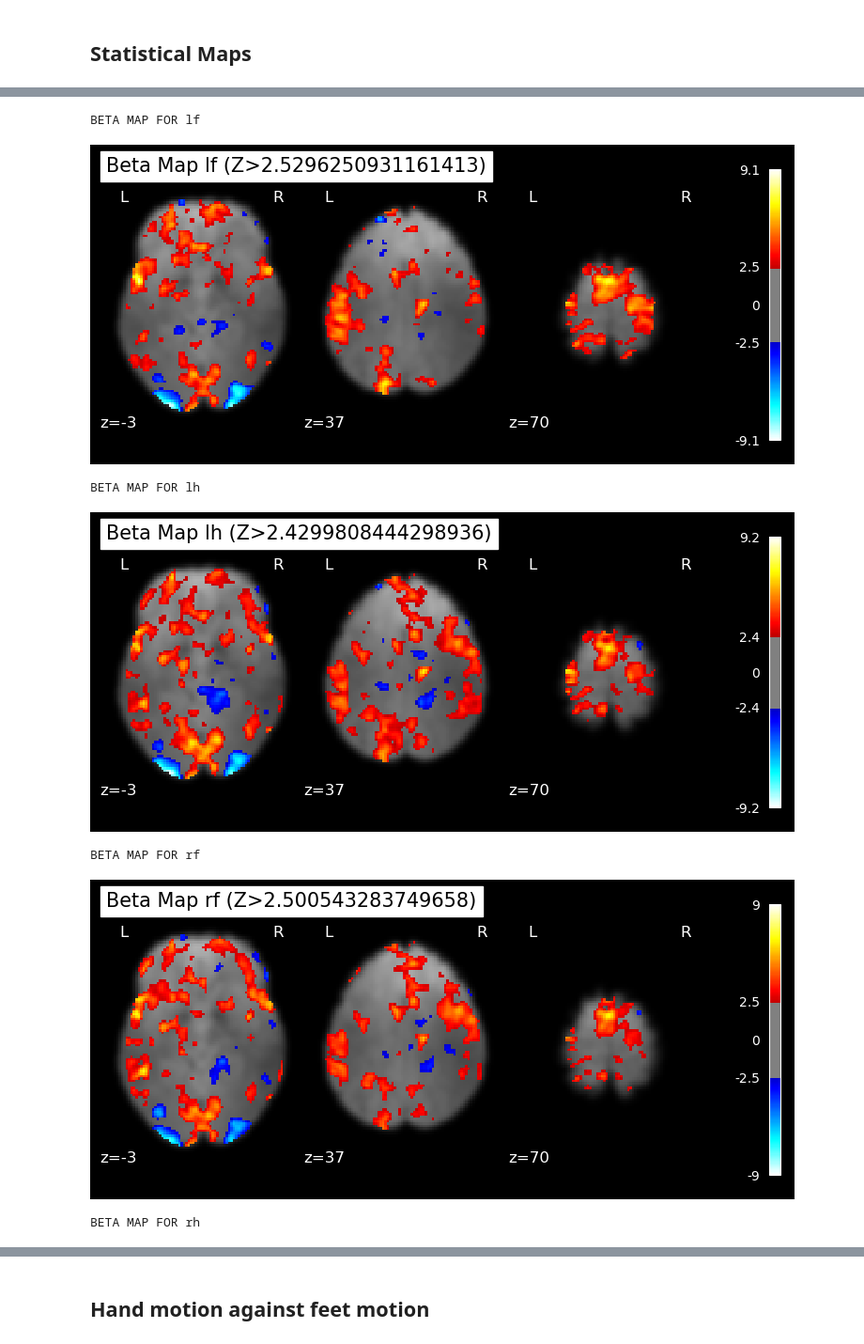
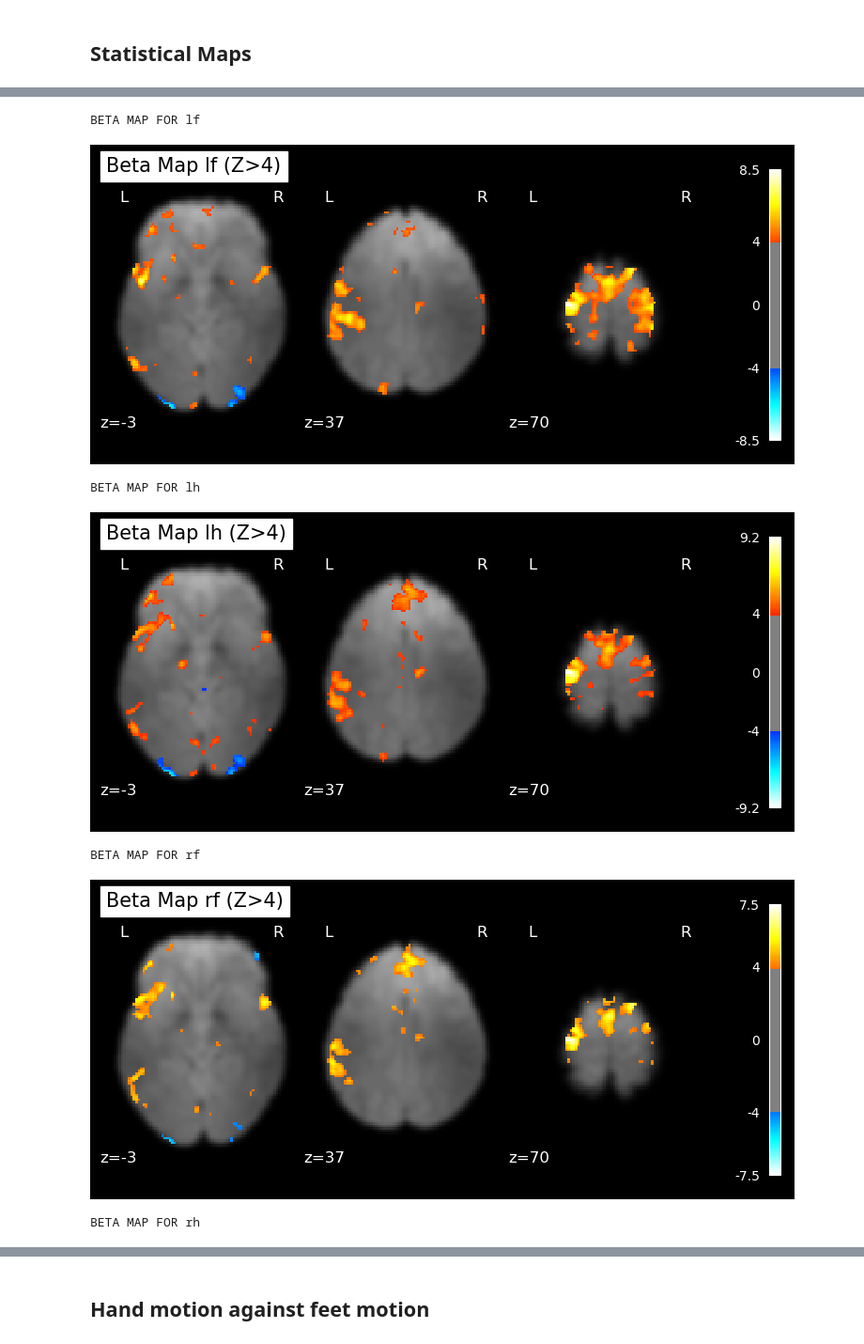
Before and after one commit to bintaDouk/NSSP-Mini-Project-1, a Jupyter notebook: Mini-Project1.ipynb, the cells around one changed output, grey strips where cells are left out. Shown: that part at 94% size. Cells and saved outputs as stored; diff of their text form; code cells hidden in the pictures.

```diff
--- a/Mini-Project1.ipynb
+++ b/Mini-Project1.ipynb
@@ -556,7 +604,7 @@ fit_glm = FirstLevelModel(t_r=0.72,
                            high_pass=0.01)
 
 
-fit_glm.fit(fmri_img, design_matrices=[design_mat])
+fit_glm.fit(fmri_img, design_matrices=[design_matrix])
 # %% [output]
 FirstLevelModel(drift_model='none', hrf_model='spm', t_r=0.72)
 # %% [markdown]
@@ -566,16 +614,16 @@ fit_glm = FirstLevelModel(t_r=0.72, drift_model='None',noise_model='ar1',
     standardize=False,
     hrf_model='spm',
     high_pass=.01)
-fit_glm.fit(fmri_img, design_matrices=[design_mat])
+fit_glm.fit(fmri_img, design_matrices=[design_matrix])
 
 conditions = {
-    'cue': np.array([1, 0, 0, 0, 0, 0, 0, 0, 0, 0, 0, 0, 0, 0, 0, 0]),
-    'fixation': np.array([0, 1, 0, 0, 0, 0, 0, 0, 0, 0, 0, 0, 0, 0, 0, 0]),
-    'lf': np.array([0, 0, 1, 0, 0, 0, 0, 0, 0, 0, 0, 0, 0, 0, 0, 0]),
-    'lh': np.array([0, 0, 0, 1, 0, 0, 0, 0, 0, 0, 0, 0, 0, 0, 0, 0]),
-    'rf': np.array([0, 0, 0, 0, 1, 0, 0, 0, 0, 0, 0, 0, 0, 0, 0, 0]),
-    'rh': np.array([0, 0, 0, 0, 0, 1, 0, 0, 0, 0, 0, 0, 0, 0, 0, 0]),
-    't': np.array([0, 0, 0, 0, 0, 0, 1, 0, 0, 0, 0, 0, 0, 0, 0, 0]),
+    'cue': np.array([1, 0, 0, 0, 0, 0, 0, 0, 0, 0, 0, 0, 0, 0, 0, 0, 0, 0, 0, 0, 0, 0, 0, 0, 0, 0]),
+    'fixation': np.array([0, 1, 0, 0, 0, 0, 0, 0, 0, 0, 0, 0, 0, 0, 0, 0, 0, 0, 0, 0, 0, 0, 0, 0, 0, 0]),
+    'lf': np.array([0, 0, 1, 0, 0, 0, 0, 0, 0, 0, 0, 0, 0, 0, 0, 0, 0, 0, 0, 0, 0, 0, 0, 0, 0, 0]),
+    'lh': np.array([0, 0, 0, 1, 0, 0, 0, 0, 0, 0, 0, 0, 0, 0, 0, 0, 0, 0, 0, 0, 0, 0, 0, 0, 0, 0]),
+    'rf': np.array([0, 0, 0, 0, 1, 0, 0, 0, 0, 0, 0, 0, 0, 0, 0, 0, 0, 0, 0, 0, 0, 0, 0, 0, 0, 0]),
+    'rh': np.array([0, 0, 0, 0, 0, 1, 0, 0, 0, 0, 0, 0, 0, 0, 0, 0, 0, 0, 0, 0, 0, 0, 0, 0, 0, 0]),
+    't': np.array([0, 0, 0, 0, 0, 0, 1, 0, 0, 0, 0, 0, 0, 0, 0, 0, 0, 0, 0, 0, 0, 0, 0, 0, 0, 0]),
 
 }
 from nilearn.plotting import plot_contrast_matrix
@@ -583,8 +631,8 @@ import nibabel as nib
 from nilearn.glm import threshold_stats_img
 from nilearn.image import mean_img
 from nilearn.plotting import plot_stat_map
-cluster_size = 10 # Fill me with the number of voxels for a cluster to be kept
-fdr_rate = 0.05 # Fill me with the fdr rate to use!
+cluster_size = 10
+fdr_rate = 0.05
 
 for condition in conditions :
     regressor=conditions[condition]
@@ -592,9 +640,9 @@ for condition in conditions :
     beta_map = fit_glm.compute_contrast(regressor, output_type='z_score')
     nib.save(beta_map, f'beta_map_{condition}.nii.gz')
     mean_img_ = mean_img(fmri_img),
-    clean_map, threshold = threshold_stats_img(beta_map, alpha=fdr_rate, height_control='fdr', cluster_threshold=cluster_size)
-
-    plot_stat_map(clean_map, bg_img=mean_img_[0], threshold=threshold,
+    # clean_map, threshold = threshold_stats_img(beta_map, alpha=fdr_rate, height_control='fdr', cluster_threshold=cluster_size)
+    threshold = 4
+    plot_stat_map(beta_map, bg_img=mean_img_[0], threshold=threshold,
               display_mode='z', cut_coords=[-3,37,70], black_bg=True,
               title=f'Beta Map {condition} (Z>{threshold})')
     plt.show()
@@ -606,7 +654,7 @@ BETA MAP FOR fixation
 BETA MAP FOR lf
-[figure, old version]
+[figure, new version]
 BETA MAP FOR lh
-[figure, old version]
+[figure, new version]
 BETA MAP FOR rf
-[figure, old version]
+[figure, new version]
 BETA MAP FOR rh
```
Also changed, not shown: parts of 7 cells of this notebook, 4 other files.
